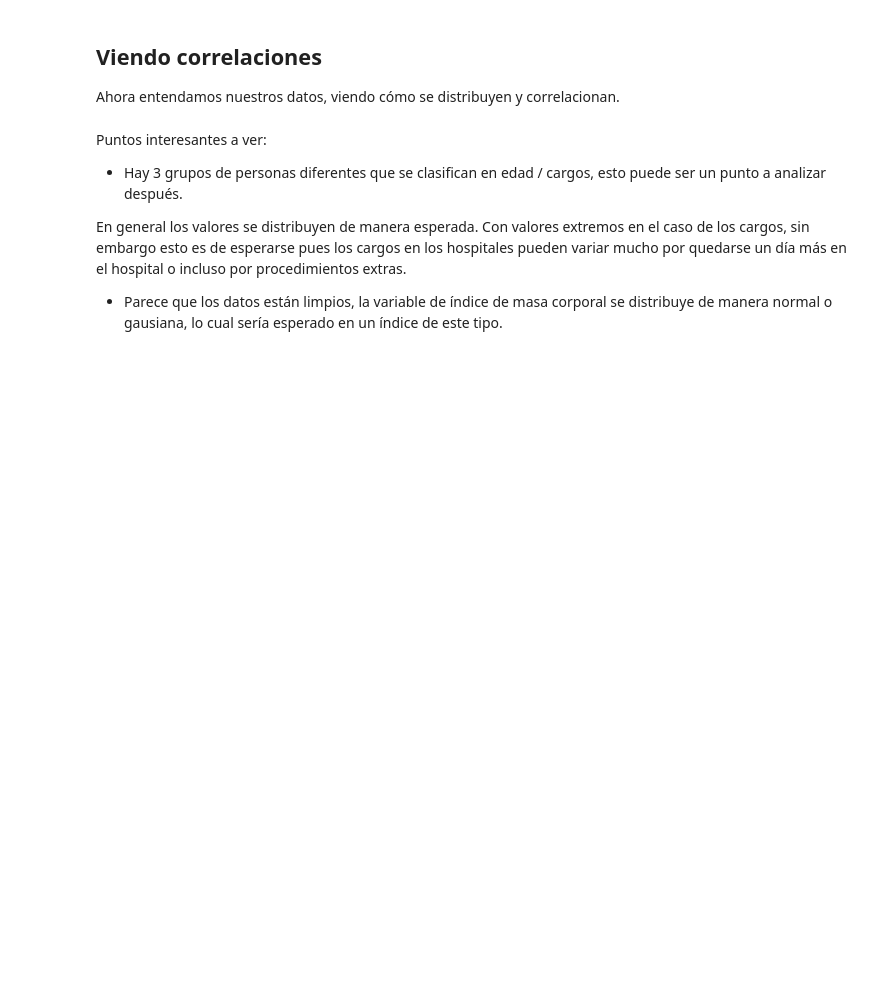
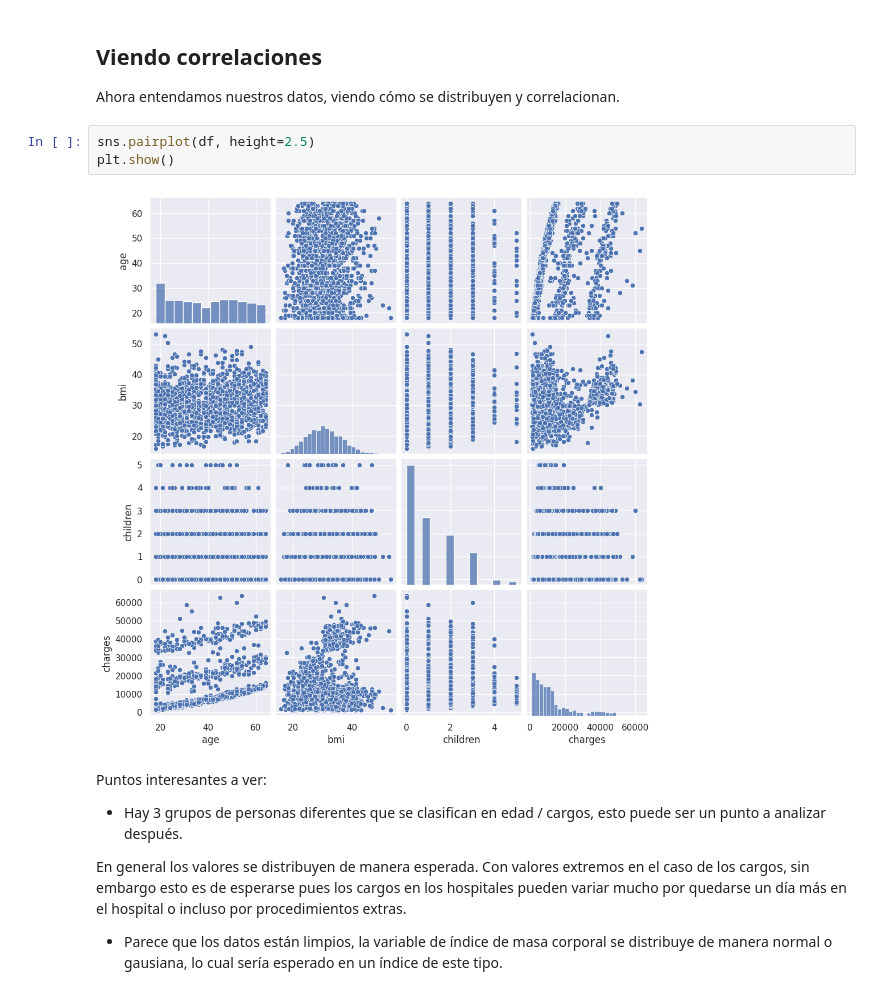
Before and after one commit to electrojam/Curso-de-Regresion-Lineal-con-Python-y-scikit-learn, a Jupyter notebook: proyecto_final.ipynb, the cells around one changed output. Saved outputs shown, nothing was run; the diff lists cells and outputs as text; blank space fills up the shorter version.

```diff
--- a/proyecto_final.ipynb
+++ b/proyecto_final.ipynb
@@ -106,6 +106,11 @@ sns.jointplot(data=df, x='age', y='charges', hue='smoker')
 # %% [markdown]
 ## Viendo correlaciones
 Ahora entendamos nuestros datos, viendo cómo se distribuyen y correlacionan.
+# %%
+sns.pairplot(df, height=2.5)
+plt.show()
+# %% [output]
+[figure, added]
 # %% [markdown]
 Puntos interesantes a ver:
 
```
Also changed, not shown: parts of 9 cells of this notebook.
